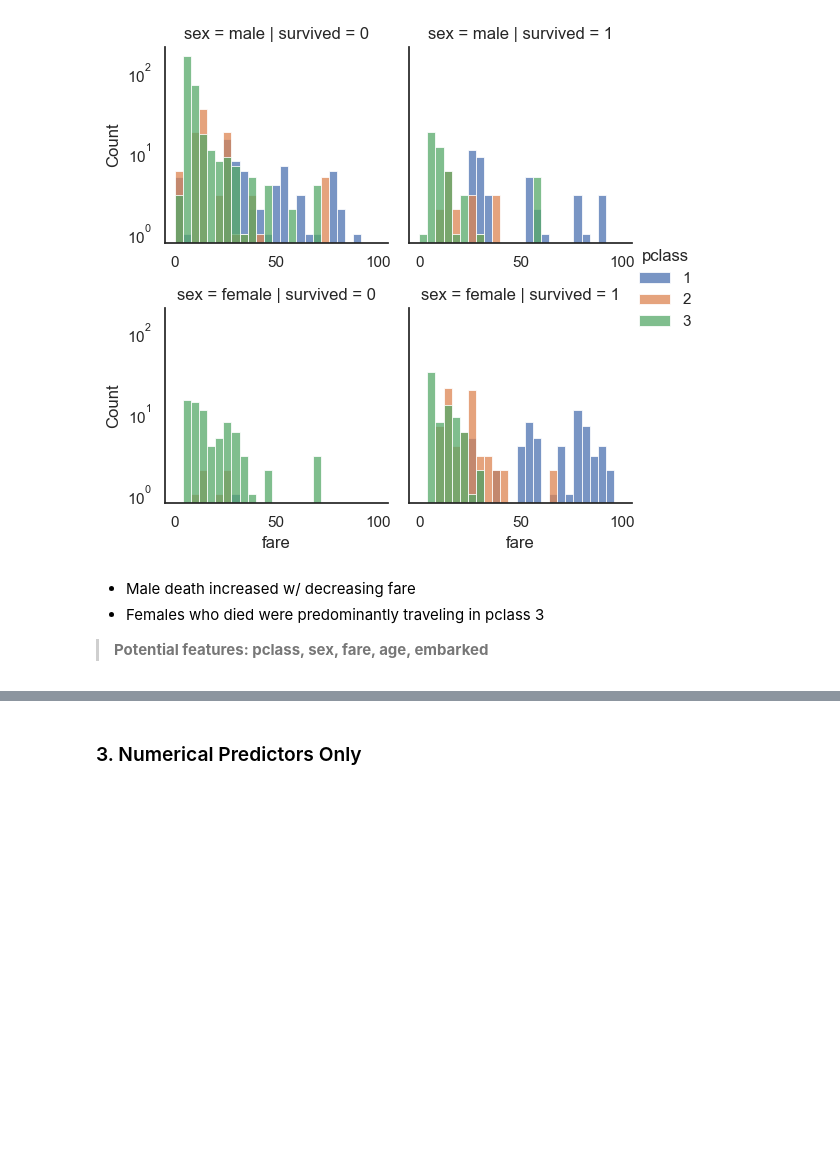
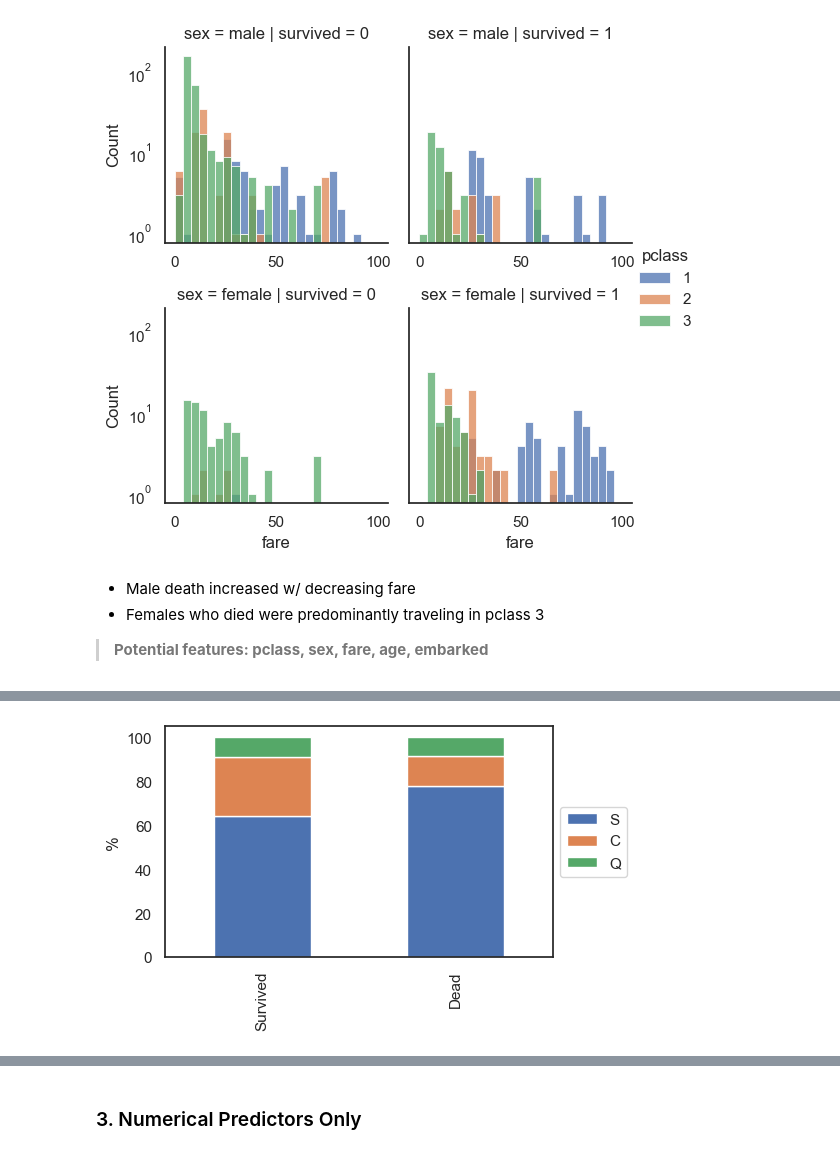
Before and after one commit to stolltho/iod_repo, a Jupyter notebook: Module 5/Labs 5/IOD_Lab 5.1.ipynb, the cells around one changed output, grey strips where cells are left out. Drawn from its saved outputs; the diff is of its cells as text; code cells hidden in the pictures; blank space fills up the shorter version.

```diff
--- a/Module 5/Labs 5/IOD_Lab 5.1.ipynb
+++ b/Module 5/Labs 5/IOD_Lab 5.1.ipynb
@@ -216,0 +274,5 @@ g.add_legend();
+# %%
+# Embarked
+bar_chart(titanic, 'embarked')
+# %% [output]
+[figure, added]
```
Also changed, not shown: parts of 71 cells of this notebook, 1 other file.
